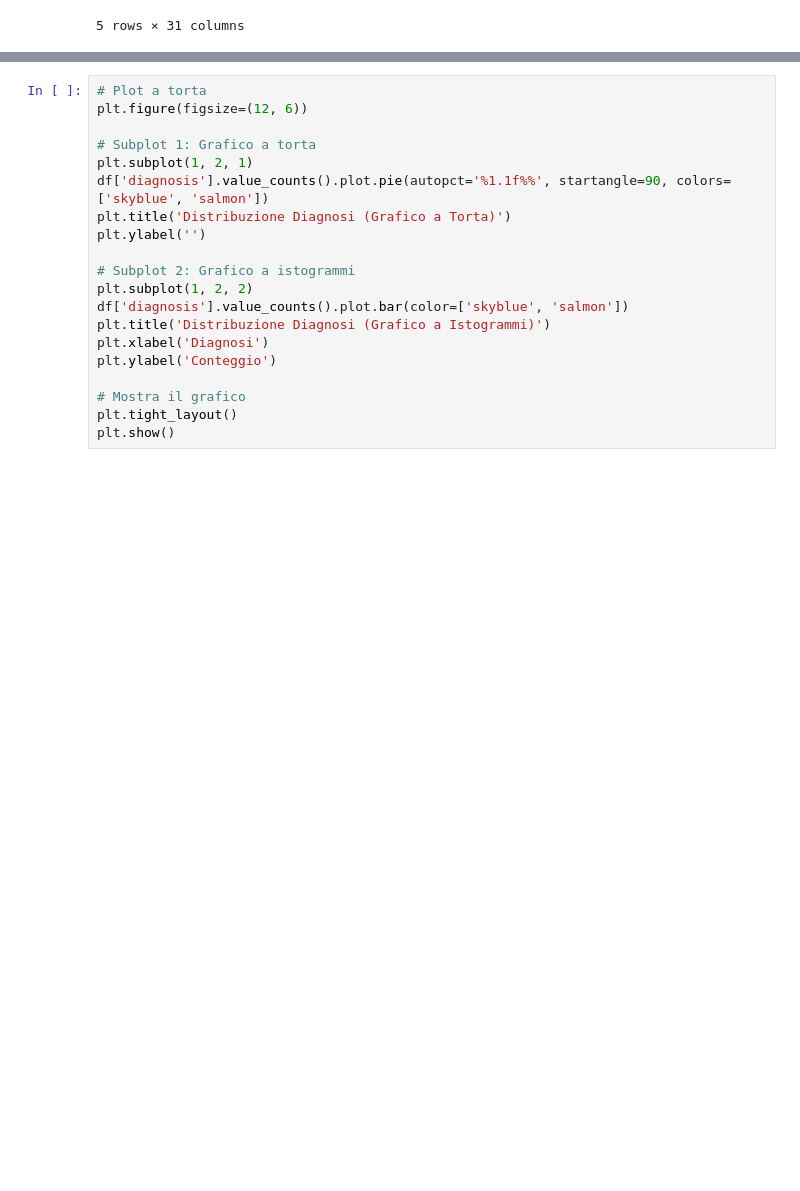
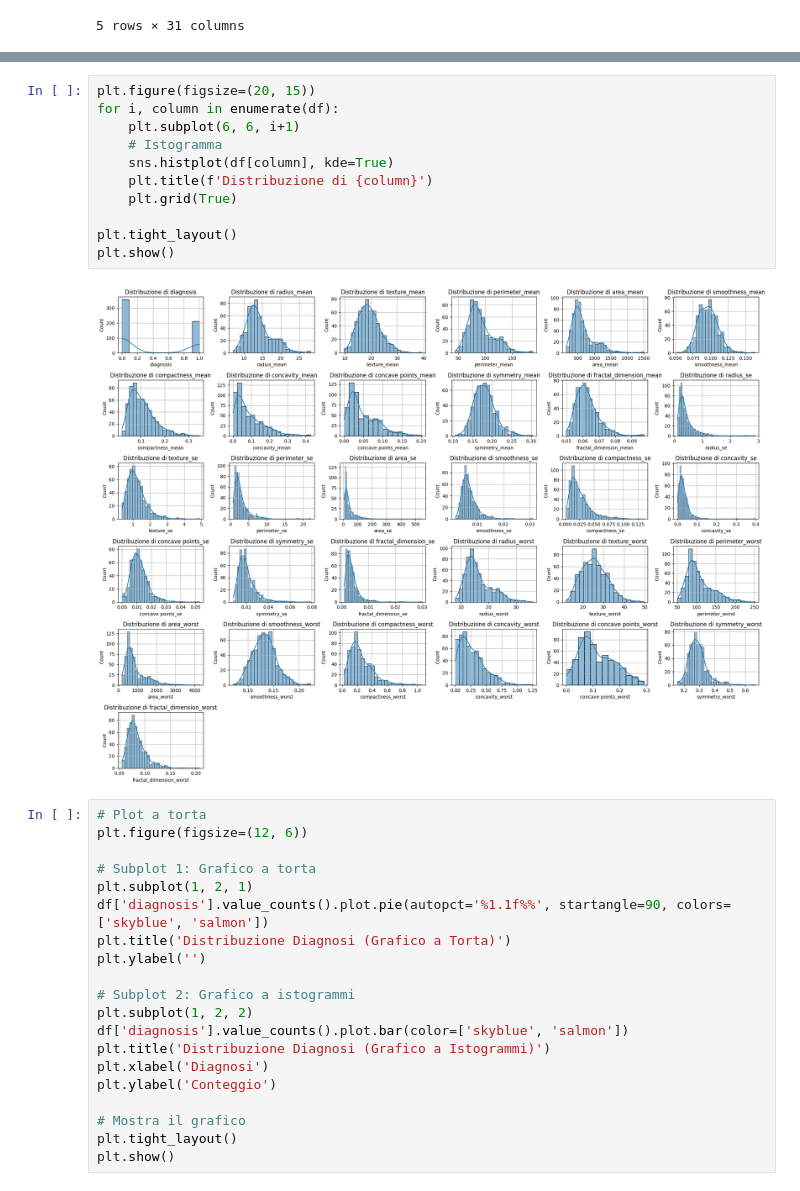
Before and after one commit to NIKFIORE/Progetto-Architettura-dei-dati, a Jupyter notebook: Main.ipynb, the cells around one changed output, grey strips where cells are left out. Cells and saved outputs as stored; diff of their text form; blank space fills up the shorter version.

```diff
--- a/Main.ipynb
+++ b/Main.ipynb
@@ -115,3 +133,16 @@ df.head()
+# %%
+plt.figure(figsize=(20, 15))
+for i, column in enumerate(df):
+    plt.subplot(6, 6, i+1)
+    # Istogramma
+    sns.histplot(df[column], kde=True)
+    plt.title(f'Distribuzione di {column}')
+    plt.grid(True)
+
+plt.tight_layout()
+plt.show()
+# %% [output]
+[figure, added]
 # %%
 # Plot a torta
 plt.figure(figsize=(12, 6))
```
Also changed, not shown: parts of 9 cells of this notebook.
